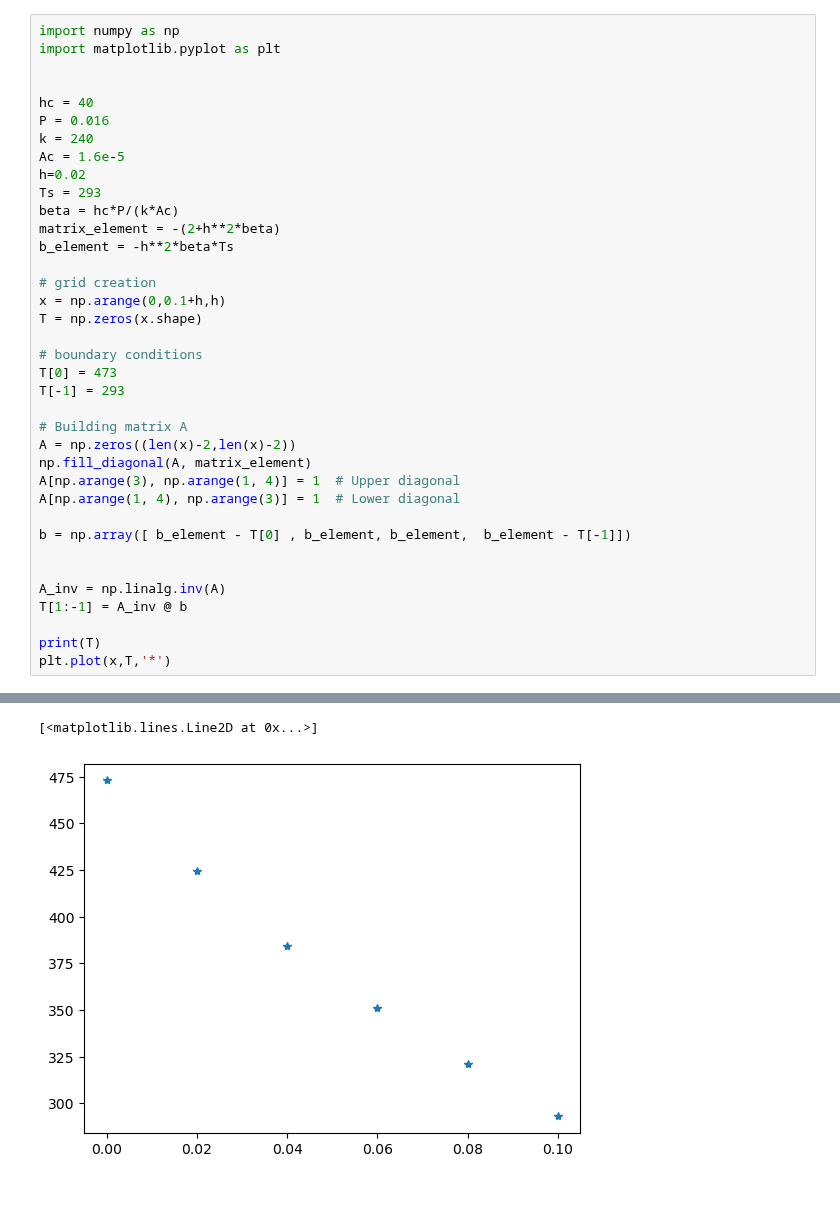
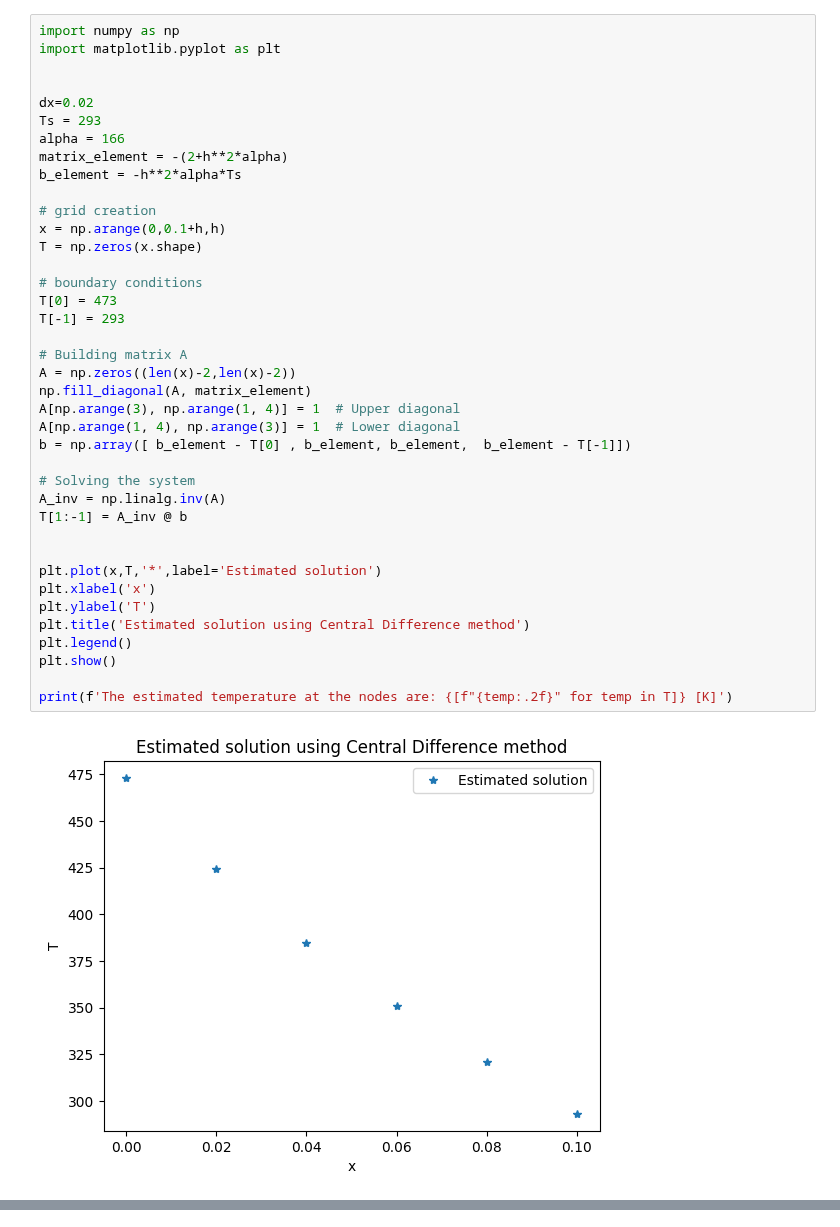
Before and after one commit to TeachBooks/mirror_mude_book, a Jupyter notebook: book/numerical_methods/8-boundary-value-problem.ipynb, the cells around one changed output, grey strips where cells are left out. Saved outputs shown, nothing was run; the diff lists cells and outputs as text; blank space fills up the shorter version.

```diff
--- a/book/numerical_methods/8-boundary-value-problem.ipynb
+++ b/book/numerical_methods/8-boundary-value-problem.ipynb
@@ -76,38 +268,41 @@ Let's consider the following problem:
 # %%
 import numpy as np
 import matplotlib.pyplot as plt
 
 
-hc = 40
-P = 0.016
-k = 240
-Ac = 1.6e-5
-h=0.02
+dx=0.02
 Ts = 293
-beta = hc*P/(k*Ac)
-matrix_element = -(2+h**2*beta)
-b_element = -h**2*beta*Ts
+alpha = 166
+matrix_element = -(2+h**2*alpha)
+b_element = -h**2*alpha*Ts
 
 # grid creation
 x = np.arange(0,0.1+h,h)
 T = np.zeros(x.shape)
 
 # boundary conditions
 T[0] = 473
 T[-1] = 293
 
 # Building matrix A
 A = np.zeros((len(x)-2,len(x)-2))
 np.fill_diagonal(A, matrix_element)
 A[np.arange(3), np.arange(1, 4)] = 1  # Upper diagonal
 A[np.arange(1, 4), np.arange(3)] = 1  # Lower diagonal
-
 b = np.array([ b_element - T[0] , b_element, b_element,  b_element - T[-1]])
 
-
+# Solving the system
 A_inv = np.linalg.inv(A)
 T[1:-1] = A_inv @ b
 
-print(T)
-plt.plot(x,T,'*')
+
+plt.plot(x,T,'*',label='Estimated solution')
+plt.xlabel('x')
+plt.ylabel('T')
+plt.title('Estimated solution using Central Difference method')
+plt.legend()
+plt.show()
+
+print(f'The estimated temperature at the nodes are: {[f"{temp:.2f}" for temp in T]} [K]')
 # %% [output]
+[figure, new version]
@@ -116,2 +309,0 @@ plt.plot(x,T,'*')
-[<matplotlib.lines.Line2D at 0x...>]
-[figure, old version]
```
Also changed, not shown: parts of 12 cells of this notebook.
